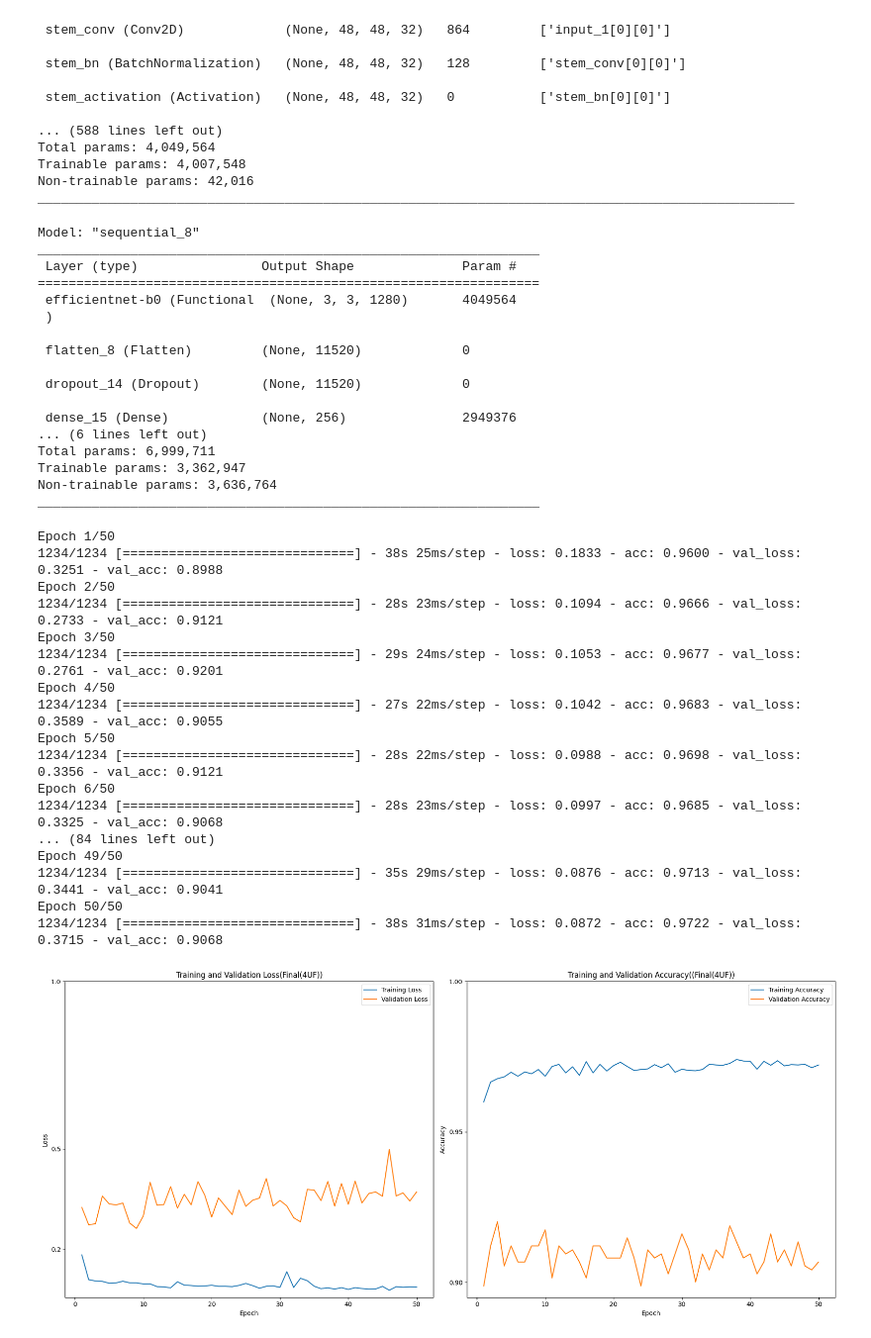
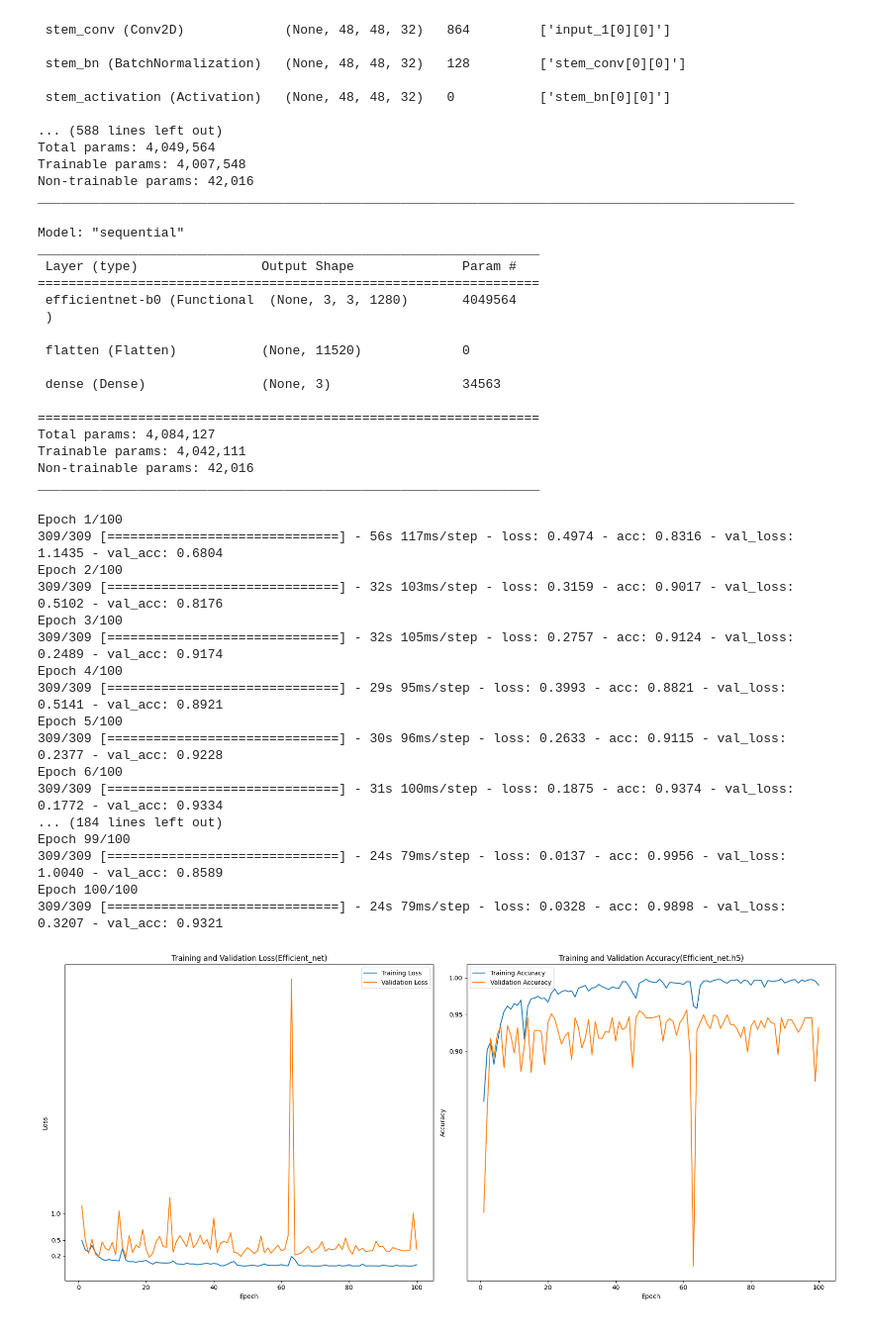
Before and after one commit to YellowFlash1901/CSDA_assign2, a Jupyter notebook: Vardaan's_CSDA.ipynb, the cells around one changed output. Shown at 99% size. Saved outputs shown, nothing was run; the diff lists cells and outputs as text; code cells hidden in the pictures.

```diff
--- a/Vardaan's_CSDA.ipynb
+++ b/Vardaan's_CSDA.ipynb
@@ -276,13 +272,6 @@ Total params: 4,049,564
 Trainable params: 4,007,548
 Non-trainable params: 42,016
 __________________________________________________________________________________________________
-# %%
-for layer in base_model.layers:
-    layer.trainable = False
-base_model.layers[-2].trainable = True
-base_model.layers[-3].trainable = True
-base_model.layers[-4].trainable = True
-#base_model.layers[-5].trainable = True
 # %%
 from tensorflow.keras.models import *
 from tensorflow.keras.layers import *
@@ -291,28 +280,24 @@ model = Sequential()
 model.add(Input(shape=(96,96,3)))
 model.add(base_model)
 model.add(Flatten())
-model.add(Dropout(0.2))
-model.add(Dense(256, activation='relu'))
-model.add(Dropout(0.2))
 model.add(Dense(len(road_classes), activation='softmax'))
 model.summary()
 # %% [output]
-Model: "sequential_8"
+Model: "sequential"
 _________________________________________________________________
  Layer (type)                Output Shape              Param #
 =================================================================
  efficientnet-b0 (Functional  (None, 3, 3, 1280)       4049564
  )
 
- flatten_8 (Flatten)         (None, 11520)             0
+ flatten (Flatten)           (None, 11520)             0
 
- dropout_14 (Dropout)        (None, 11520)             0
+ dense (Dense)               (None, 3)                 34563
 
- dense_15 (Dense)            (None, 256)               2949376
-... (6 lines left out)
-Total params: 6,999,711
-Trainable params: 3,362,947
-Non-trainable params: 3,636,764
+=================================================================
+Total params: 4,084,127
+Trainable params: 4,042,111
+Non-trainable params: 42,016
 _________________________________________________________________
 # %%
 model.compile(
@@ -320,55 +305,55 @@ model.compile(
   loss='sparse_categorical_crossentropy',
   metrics=['acc'])
 
-history = model.fit(np.array(X_train), np.array(y_train), epochs=50, batch_size = 8, validation_data=(np.array(X_valid), np.array(y_valid)))
+history = model.fit(np.array(X_train), np.array(y_train), epochs=100, batch_size = 32, validation_data=(np.array(X_valid), np.array(y_valid)))
 # %% [output]
-Epoch 1/50
-1234/1234 [==============================] - 38s 25ms/step - loss: 0.1833 - acc: 0.9600 - val_loss: 0.3251 - val_acc: 0.8988
-Epoch 2/50
-1234/1234 [==============================] - 28s 23ms/step - loss: 0.1094 - acc: 0.9666 - val_loss: 0.2733 - val_acc: 0.9121
-Epoch 3/50
-1234/1234 [==============================] - 29s 24ms/step - loss: 0.1053 - acc: 0.9677 - val_loss: 0.2761 - val_acc: 0.9201
-Epoch 4/50
-1234/1234 [==============================] - 27s 22ms/step - loss: 0.1042 - acc: 0.9683 - val_loss: 0.3589 - val_acc: 0.9055
-Epoch 5/50
-1234/1234 [==============================] - 28s 22ms/step - loss: 0.0988 - acc: 0.9698 - val_loss: 0.3356 - val_acc: 0.9121
-Epoch 6/50
-1234/1234 [==============================] - 28s 23ms/step - loss: 0.0997 - acc: 0.9685 - val_loss: 0.3325 - val_acc: 0.9068
-... (84 lines left out)
-Epoch 49/50
-1234/1234 [==============================] - 35s 29ms/step - loss: 0.0876 - acc: 0.9713 - val_loss: 0.3441 - val_acc: 0.9041
-Epoch 50/50
-1234/1234 [==============================] - 38s 31ms/step - loss: 0.0872 - acc: 0.9722 - val_loss: 0.3715 - val_acc: 0.9068
+Epoch 1/100
+309/309 [==============================] - 56s 117ms/step - loss: 0.4974 - acc: 0.8316 - val_loss: 1.1435 - val_acc: 0.6804
+Epoch 2/100
+309/309 [==============================] - 32s 103ms/step - loss: 0.3159 - acc: 0.9017 - val_loss: 0.5102 - val_acc: 0.8176
+Epoch 3/100
+309/309 [==============================] - 32s 105ms/step - loss: 0.2757 - acc: 0.9124 - val_loss: 0.2489 - val_acc: 0.9174
+Epoch 4/100
+309/309 [==============================] - 29s 95ms/step - loss: 0.3993 - acc: 0.8821 - val_loss: 0.5141 - val_acc: 0.8921
+Epoch 5/100
+309/309 [==============================] - 30s 96ms/step - loss: 0.2633 - acc: 0.9115 - val_loss: 0.2377 - val_acc: 0.9228
+Epoch 6/100
+309/309 [==============================] - 31s 100ms/step - loss: 0.1875 - acc: 0.9374 - val_loss: 0.1772 - val_acc: 0.9334
+... (184 lines left out)
+Epoch 99/100
+309/309 [==============================] - 24s 79ms/step - loss: 0.0137 - acc: 0.9956 - val_loss: 1.0040 - val_acc: 0.8589
+Epoch 100/100
+309/309 [==============================] - 24s 79ms/step - loss: 0.0328 - acc: 0.9898 - val_loss: 0.3207 - val_acc: 0.9321
 # %%
 import matplotlib.pyplot as plt
 
 # Access the complete training history
 full_history = history.history
 
 # Plotting the training loss and validation loss
 plt.figure(figsize=(18, 8))
 
 plt.subplot(1, 2, 1)
 plt.plot(range(1, len(full_history['loss']) + 1), full_history['loss'], label='Training Loss')
 plt.plot(range(1, len(full_history['val_loss']) + 1), full_history['val_loss'], label='Validation Loss')
-plt.title('Training and Validation Loss(Final(4UF))')
+plt.title('Training and Validation Loss(Efficient_net)')
 plt.xlabel('Epoch')
 plt.ylabel('Loss')
 plt.yticks([0.2, 0.5, 1.0])  # Set custom y-axis ticks for loss
 plt.legend()
 
 # Plotting the training accuracy and validation accuracy
 plt.subplot(1, 2, 2)
 plt.plot(range(1, len(full_history['acc']) + 1), full_history['acc'], label='Training Accuracy')
 plt.plot(range(1, len(full_history['val_acc']) + 1), full_history['val_acc'], label='Validation Accuracy')
-plt.title('Training and Validation Accuracy((Final(4UF))')
+plt.title('Training and Validation Accuracy(Efficient_net.h5)')
 plt.xlabel('Epoch')
 plt.ylabel('Accuracy')
 plt.yticks([0.9, 0.95, 1.0])  # Set custom y-axis ticks for accuracy
 plt.legend()
 
 plt.tight_layout()
 plt.show()
 # %% [output]
-[figure, old version]
+[figure, new version]
 # %%
```
Also changed, not shown: parts of 13 cells of this notebook.
